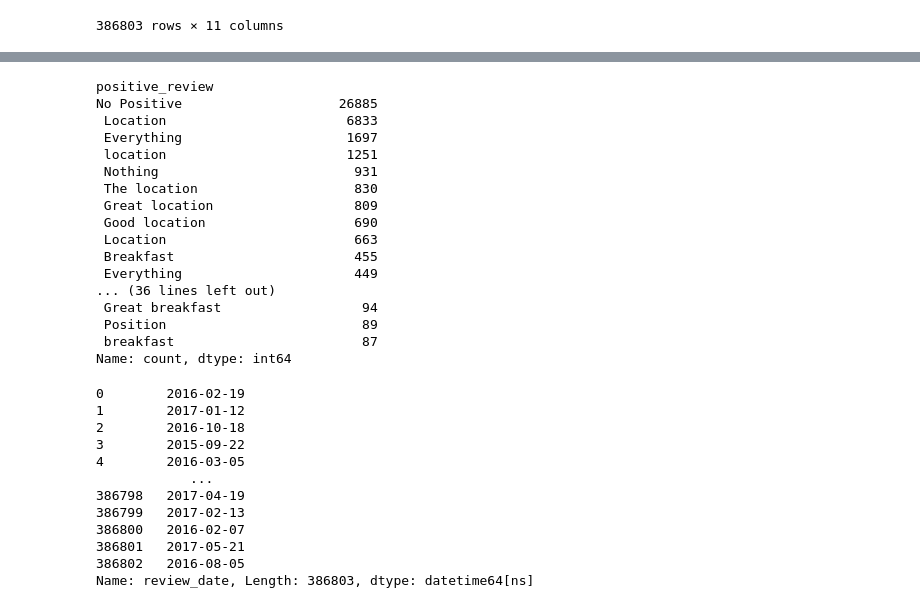
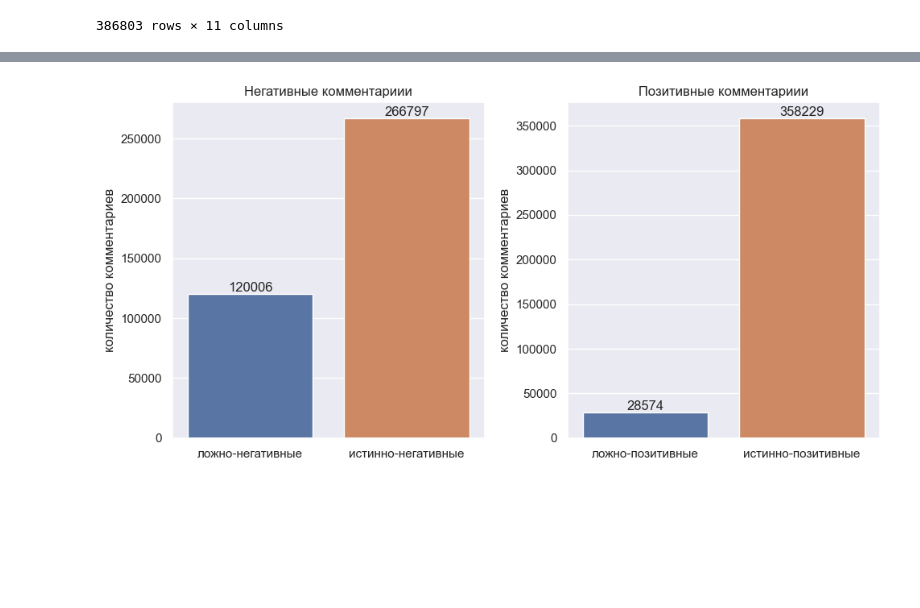
Before and after one commit to YarikKa2/EDA_Feature_Engineering__StudyProject_3, a Jupyter notebook: code/EDA_FeatureEng.ipynb, the cells around one changed output, grey strips where cells are left out. Drawn from its saved outputs; the diff is of its cells as text; code cells hidden in the pictures; blank space fills up the shorter version.

```diff
--- a/code/EDA_FeatureEng.ipynb
+++ b/code/EDA_FeatureEng.ipynb
@@ -215,36 +190,0 @@ plt.tight_layout()
-# %%
-hotels_data['positive_review'].value_counts().nlargest(50)
-# %% [output]
-positive_review
-No Positive                    26885
- Location                       6833
- Everything                     1697
- location                       1251
- Nothing                         931
- The location                    830
- Great location                  809
- Good location                   690
- Location                        663
- Breakfast                       455
- Everything                      449
-... (36 lines left out)
- Great breakfast                  94
- Position                         89
- breakfast                        87
-Name: count, dtype: int64
-# %%
-hotels_data['review_date'] = pd.to_datetime(hotels_data['review_date'])
-hotels_data['review_date']
-# %% [output]
-0        2016-02-19
-1        2017-01-12
-2        2016-10-18
-3        2015-09-22
-4        2016-03-05
-            ...
-386798   2017-04-19
-386799   2017-02-13
-386800   2016-02-07
-386801   2017-05-21
-386802   2016-08-05
-Name: review_date, Length: 386803, dtype: datetime64[ns]
@@ -250,0 +243,42 @@ Name: review_date, Length: 386803, dtype: datetime64[ns]
+# %%
+# Выводим в виде барплотов
+fig, ax = plt.subplots(ncols=2, figsize=(10, 5))
+
+
+# Барплот с негативными комментариями
+NegCom_count = ObjDataHotel['negative_review'].value_counts().to_frame()
+NegCom_count.reset_index()
+NegCom_count_bar = sns.barplot(data=NegCom_count, x='negative_review', ax=ax[0],
+                             y='count', hue='negative_review', palette='deep',
+                             errorbar=None, legend=False)
+
+NegCom_count_bar.set(title='Негативные комментариии',
+                   ylabel='количество комментариев', xlabel='',
+                   xticklabels=['ложно-негативные', 'истинно-негативные'])
+
+
+for i in NegCom_count_bar.containers:
+    NegCom_count_bar.bar_label(i)
+################################################################################
+
+
+# Барплот с позитивными комментариями
+PosCom_count = ObjDataHotel['positive_review'].value_counts().to_frame()
+PosCom_count.reset_index()
+PosCom_count_bar = sns.barplot(data=PosCom_count, x='positive_review', ax=ax[1],
+                             y='count', hue='positive_review', palette='deep',
+                             errorbar=None, legend=False)
+
+PosCom_count_bar.set(title='Позитивные комментариии',
+                   ylabel='количество комментариев', xlabel='',
+                   xticklabels=['ложно-позитивные', 'истинно-позитивные'])
+
+for i in PosCom_count_bar.containers:
+    PosCom_count_bar.bar_label(i)
+################################################################################
+
+
+
+fig.tight_layout()
+# %% [output]
+[figure, added]
```
Also changed, not shown: parts of 8 cells of this notebook.
